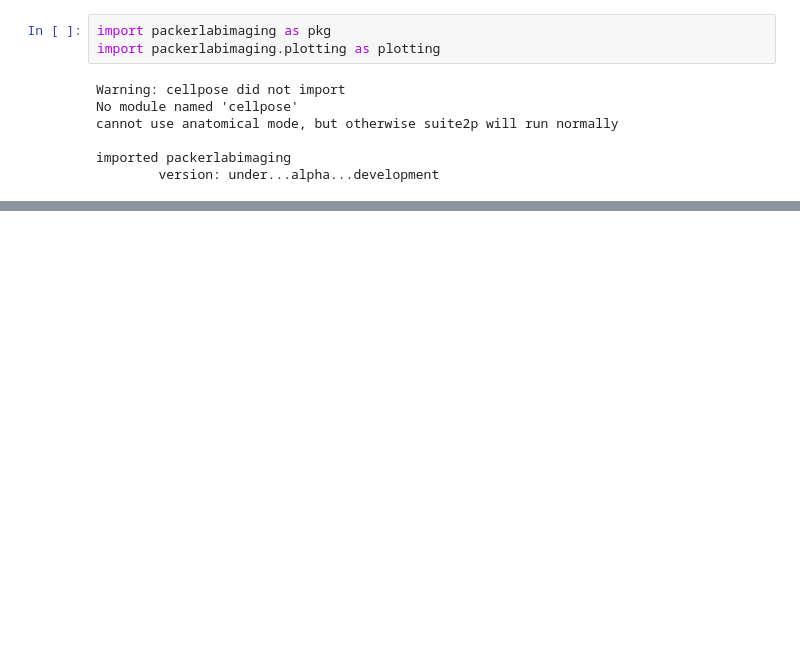
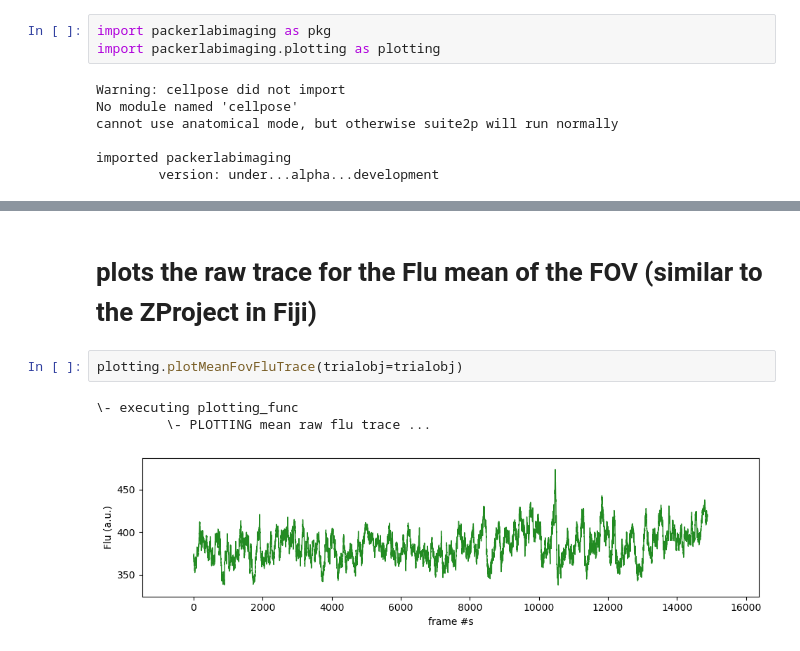
Before and after one commit to Packer-Lab/imagingplus, a Jupyter notebook: Notebooks/Tutorial 3 - Making useful plots.ipynb, the cells around one changed output, grey strips where cells are left out. Cells and saved outputs as stored; diff of their text form; blank space fills up the shorter version.

```diff
--- a/Notebooks/Tutorial 3 - Making useful plots.ipynb
+++ b/Notebooks/Tutorial 3 - Making useful plots.ipynb
@@ -47,0 +57,8 @@ TypeError: object of type 'int' has no len()
+# %% [markdown]
+# plots the raw trace for the Flu mean of the FOV (similar to the ZProject in Fiji)
+# %%
+plotting.plotMeanFovFluTrace(trialobj=trialobj)
+# %% [output]
+\- executing plotting_func
+         \- PLOTTING mean raw flu trace ...
+[figure, added]
```
Also changed, not shown: parts of 10 cells of this notebook.
